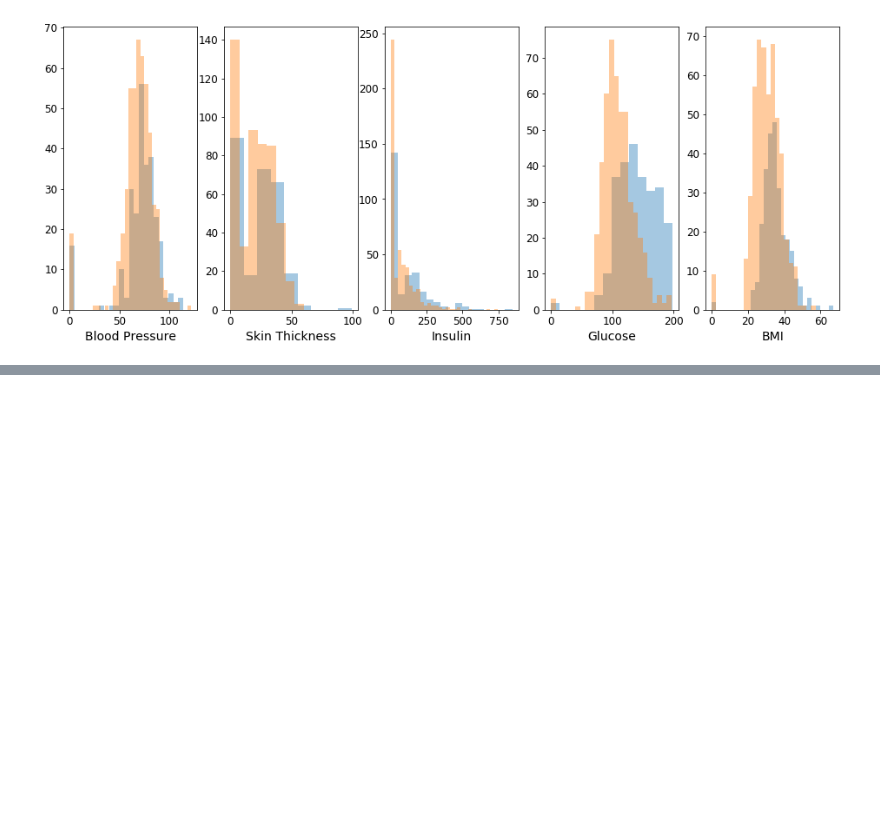
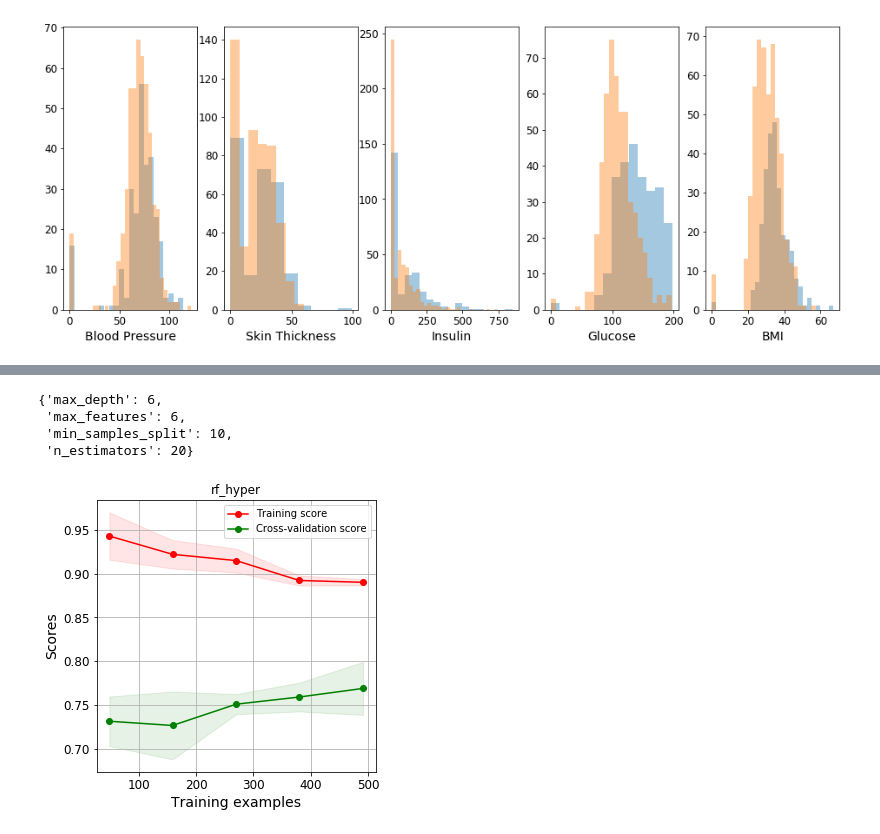
Before and after one commit to soorajpn123/diabetes_ml_practice, a Jupyter notebook: diabetes_ml_practice.ipynb, the cells around one changed output, grey strips where cells are left out. Saved outputs shown, nothing was run; the diff lists cells and outputs as text; code cells hidden in the pictures; blank space fills up the shorter version.

```diff
--- a/diabetes_ml_practice.ipynb
+++ b/diabetes_ml_practice.ipynb
@@ -648,0 +385,28 @@ plt.show()
+# %%
+# Hyper Parameters
+parameters = {'max_depth' : [4,6,8],
+              'min_samples_split' : [4,6,10],
+              'n_estimators': [20,50,100],
+              'max_features' :[2,4,6]}
+
+estimator = GridSearchCV(RandomForestClassifier(), param_grid = parameters, cv=3, error_score='recall')
+estimator = estimator.fit(X_train, y_train) # Fit estimator
+estimator.best_params_ # Get best params
+# %% [output]
+{'max_depth': 6,
+ 'max_features': 6,
+ 'min_samples_split': 10,
+ 'n_estimators': 20}
+# %%
+# Let's try plotting learning curve for this set of hyperparamters
+fig, axes = plt.subplots(1, 1, figsize=(5, 5))
+plt.subplots_adjust(wspace=0.4, hspace=0.4)
+
+X_train = scalar.fit_transform(X_train)
+estimator = RandomForestClassifier(n_estimators=20, max_features=6, min_samples_split=10, max_depth=6)
+plot_learning_curves(estimator, 'rf_hyper', X_train, y_train, 0, 0, axes = axes)
+
+# There is still some scope to remove overfitting. But an important thing to notice is an importment in score
+# with hyperparamter tuning.Note: The plot is for accuracy, but the GridSearch was to maximize recall
+# %% [output]
+[figure, added]
```
Also changed, not shown: parts of 34 cells of this notebook.
